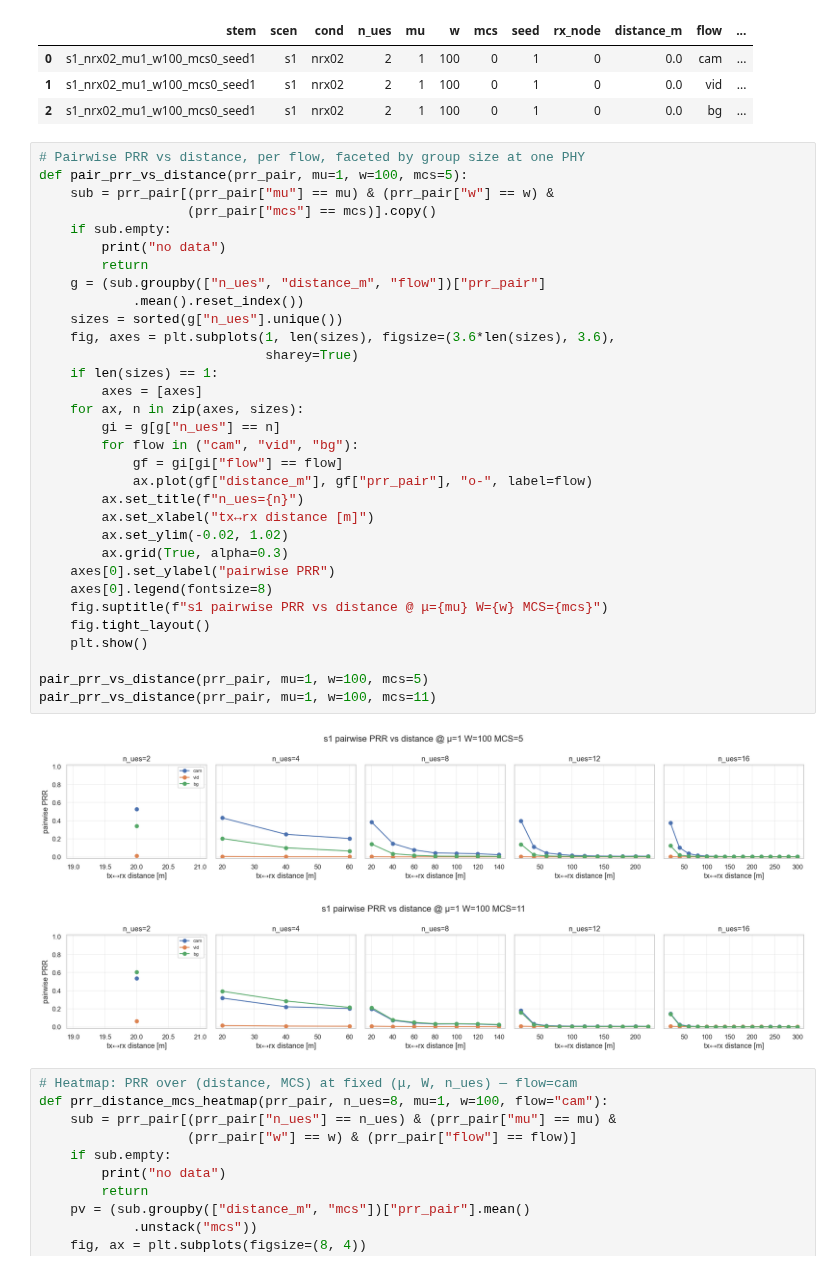
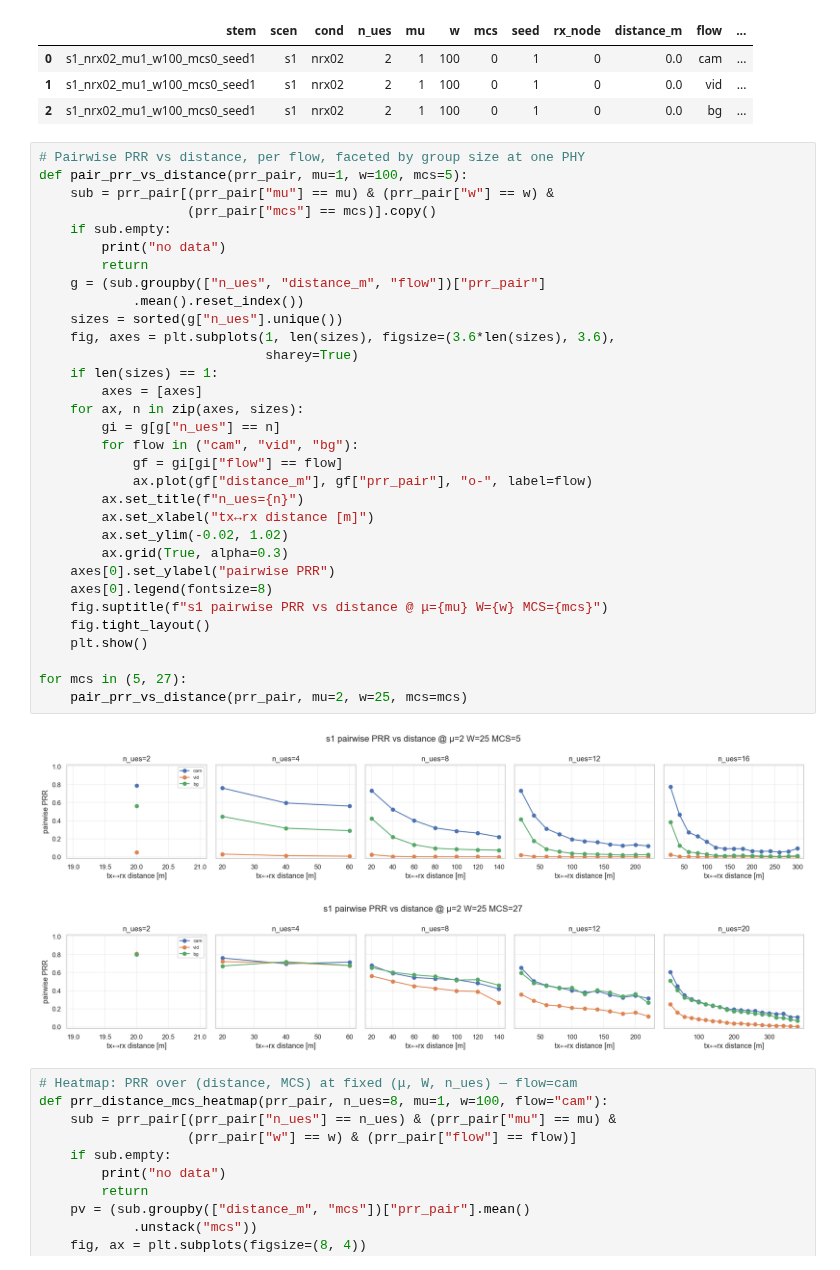
Before and after one commit to 0had0/groupcast-adaptation-ns3, a Jupyter notebook: scratch_overlay/adaptive-phy-eval/scripts/notebooks/sweep_eval.ipynb, the cells around one changed output. Drawn from its saved outputs; the diff is of its cells as text.

```diff
--- a/scratch_overlay/adaptive-phy-eval/scripts/notebooks/sweep_eval.ipynb
+++ b/scratch_overlay/adaptive-phy-eval/scripts/notebooks/sweep_eval.ipynb
@@ -264,37 +264,37 @@ agg rows: 64728 pair rows: 696552
 # Pairwise PRR vs distance, per flow, faceted by group size at one PHY
 def pair_prr_vs_distance(prr_pair, mu=1, w=100, mcs=5):
     sub = prr_pair[(prr_pair["mu"] == mu) & (prr_pair["w"] == w) &
                    (prr_pair["mcs"] == mcs)].copy()
     if sub.empty:
         print("no data")
         return
     g = (sub.groupby(["n_ues", "distance_m", "flow"])["prr_pair"]
             .mean().reset_index())
     sizes = sorted(g["n_ues"].unique())
     fig, axes = plt.subplots(1, len(sizes), figsize=(3.6*len(sizes), 3.6),
                              sharey=True)
     if len(sizes) == 1:
         axes = [axes]
     for ax, n in zip(axes, sizes):
         gi = g[g["n_ues"] == n]
         for flow in ("cam", "vid", "bg"):
             gf = gi[gi["flow"] == flow]
             ax.plot(gf["distance_m"], gf["prr_pair"], "o-", label=flow)
         ax.set_title(f"n_ues={n}")
         ax.set_xlabel("tx↔rx distance [m]")
         ax.set_ylim(-0.02, 1.02)
         ax.grid(True, alpha=0.3)
     axes[0].set_ylabel("pairwise PRR")
     axes[0].legend(fontsize=8)
     fig.suptitle(f"s1 pairwise PRR vs distance @ μ={mu} W={w} MCS={mcs}")
     fig.tight_layout()
     plt.show()
 
-pair_prr_vs_distance(prr_pair, mu=1, w=100, mcs=5)
-pair_prr_vs_distance(prr_pair, mu=1, w=100, mcs=11)
+for mcs in (5, 27):
+    pair_prr_vs_distance(prr_pair, mu=2, w=25, mcs=mcs)
 # %% [output]
-[figure, old version]
+[figure, new version]
-[figure, old version]
+[figure, new version]
 # %%
 # Heatmap: PRR over (distance, MCS) at fixed (μ, W, n_ues) — flow=cam
 def prr_distance_mcs_heatmap(prr_pair, n_ues=8, mu=1, w=100, flow="cam"):
```
Also changed, not shown: parts of 1 cell of this notebook, 4 other files.
